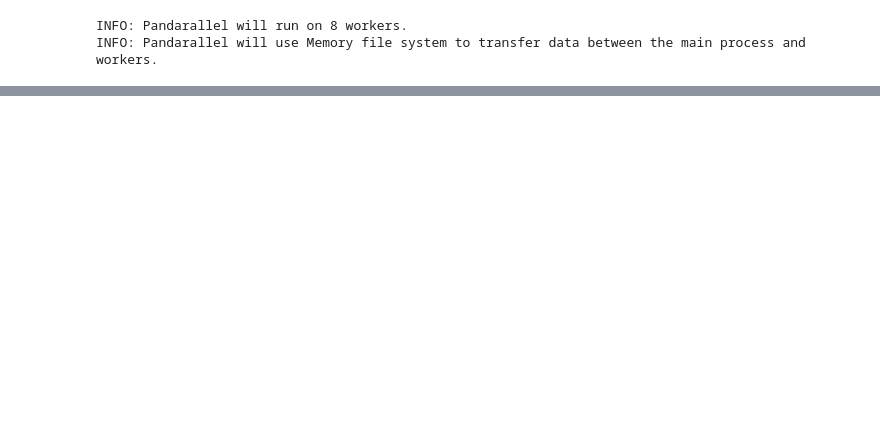
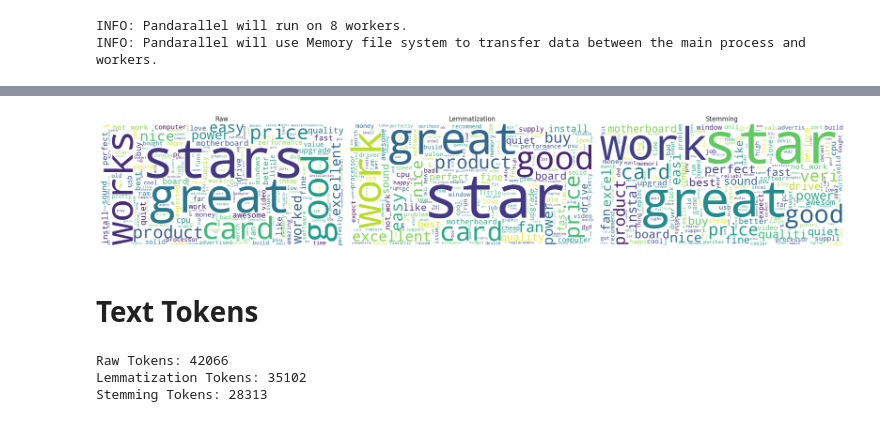
Before and after one commit to saiteki-kai/amazon-reviews, a Jupyter notebook: notebooks/03_processing.ipynb, the cells around one changed output, grey strips where cells are left out. Drawn from its saved outputs; the diff is of its cells as text; code cells hidden in the pictures; blank space fills up the shorter version.

```diff
--- a/notebooks/03_processing.ipynb
+++ b/notebooks/03_processing.ipynb
@@ -99,0 +131,6 @@ wc.to_image()
+# %%
+plot_tokens_wordcloud(summary_counters)
+# %% [output]
+[figure, added]
+# %% [markdown]
+# Text Tokens
@@ -99,0 +151,9 @@ wc.to_image()
+# %%
+text_counters = tokens_counters(text_raw, text_lemma, text_stem)
+
+for (title, counter) in text_counters.items():
+    print(f"{title} Tokens:", len(counter.items()))
+# %% [output]
+Raw Tokens: 42066
+Lemmatization Tokens: 35102
+Stemming Tokens: 28313
```
Also changed, not shown: parts of 34 cells of this notebook.
